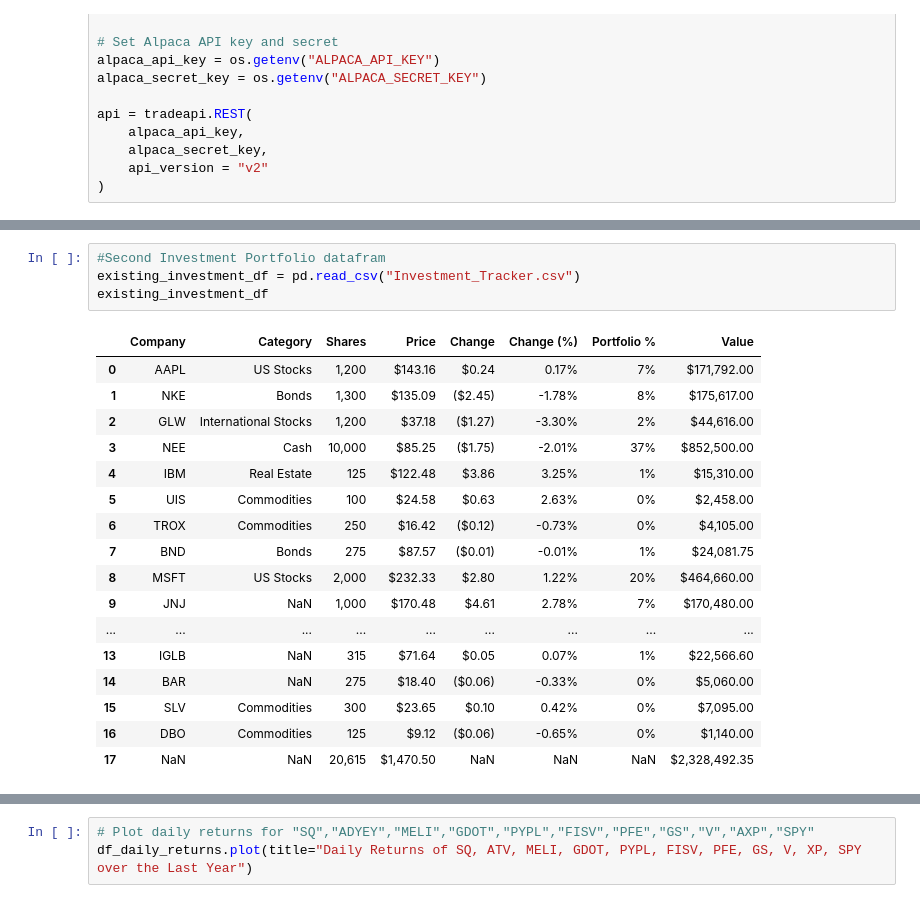
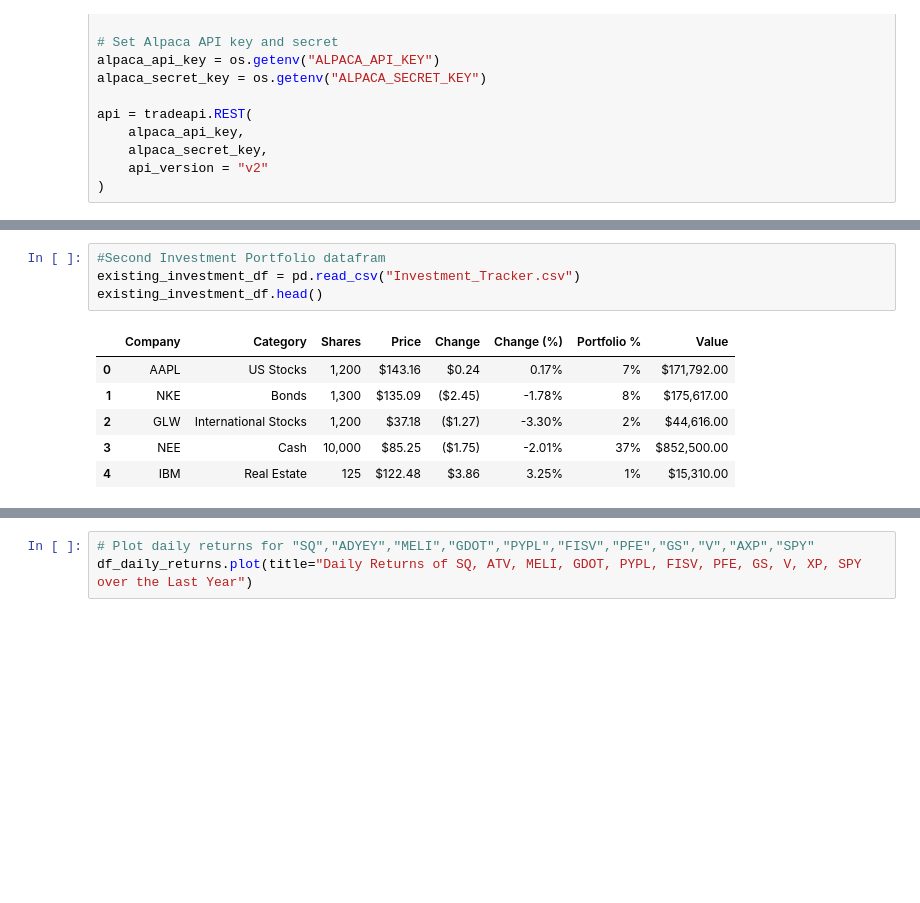
Before and after one commit to ryancfelts/Project1, a Jupyter notebook: Data_Cleanup.ipynb, the cells around one changed output, grey strips where cells are left out. Drawn from its saved outputs; the diff is of its cells as text; blank space fills up the shorter version.

```diff
--- a/Data_Cleanup.ipynb
+++ b/Data_Cleanup.ipynb
@@ -79,25 +55,14 @@ df_sp500.head()
 # %%
 #Second Investment Portfolio datafram
 existing_investment_df = pd.read_csv("Investment_Tracker.csv")
-existing_investment_df
+existing_investment_df.head()
 # %% [output]
 |  | Company | Category | Shares | Price | Change | Change (%) | Portfolio % | Value |
 | 0 | AAPL | US Stocks | 1,200 | $143.16 | $0.24 | 0.17% | 7% | $171,792.00 |
 | 1 | NKE | Bonds | 1,300 | $135.09 | ($2.45) | -1.78% | 8% | $175,617.00 |
 | 2 | GLW | International Stocks | 1,200 | $37.18 | ($1.27) | -3.30% | 2% | $44,616.00 |
 | 3 | NEE | Cash | 10,000 | $85.25 | ($1.75) | -2.01% | 37% | $852,500.00 |
 | 4 | IBM | Real Estate | 125 | $122.48 | $3.86 | 3.25% | 1% | $15,310.00 |
-| 5 | UIS | Commodities | 100 | $24.58 | $0.63 | 2.63% | 0% | $2,458.00 |
-| 6 | TROX | Commodities | 250 | $16.42 | ($0.12) | -0.73% | 0% | $4,105.00 |
-| 7 | BND | Bonds | 275 | $87.57 | ($0.01) | -0.01% | 1% | $24,081.75 |
-| 8 | MSFT | US Stocks | 2,000 | $232.33 | $2.80 | 1.22% | 20% | $464,660.00 |
-| 9 | JNJ | NaN | 1,000 | $170.48 | $4.61 | 2.78% | 7% | $170,480.00 |
-| ... | ... | ... | ... | ... | ... | ... | ... | ... |
-| 13 | IGLB | NaN | 315 | $71.64 | $0.05 | 0.07% | 1% | $22,566.60 |
-| 14 | BAR | NaN | 275 | $18.40 | ($0.06) | -0.33% | 0% | $5,060.00 |
-| 15 | SLV | Commodities | 300 | $23.65 | $0.10 | 0.42% | 0% | $7,095.00 |
-| 16 | DBO | Commodities | 125 | $9.12 | ($0.06) | -0.65% | 0% | $1,140.00 |
-| 17 | NaN | NaN | 20,615 | $1,470.50 | NaN | NaN | NaN | $2,328,492.35 |
 # %%
 # Create and empty DataFrame for closing prices for "SQ","ADYEY","MELI","GDOT","PYPL","FISV","PFE","GS","V","AXP","SPY"
 df_closing_prices = pd.DataFrame()
```
Also changed, not shown: parts of 18 cells of this notebook, 5 other files.
